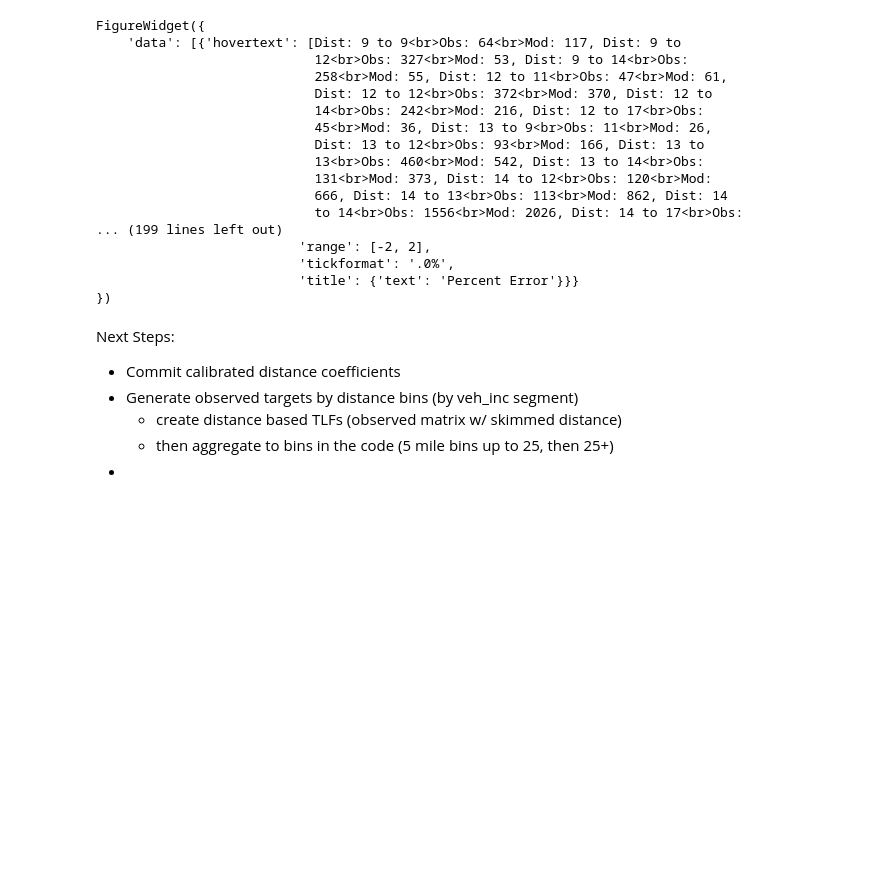
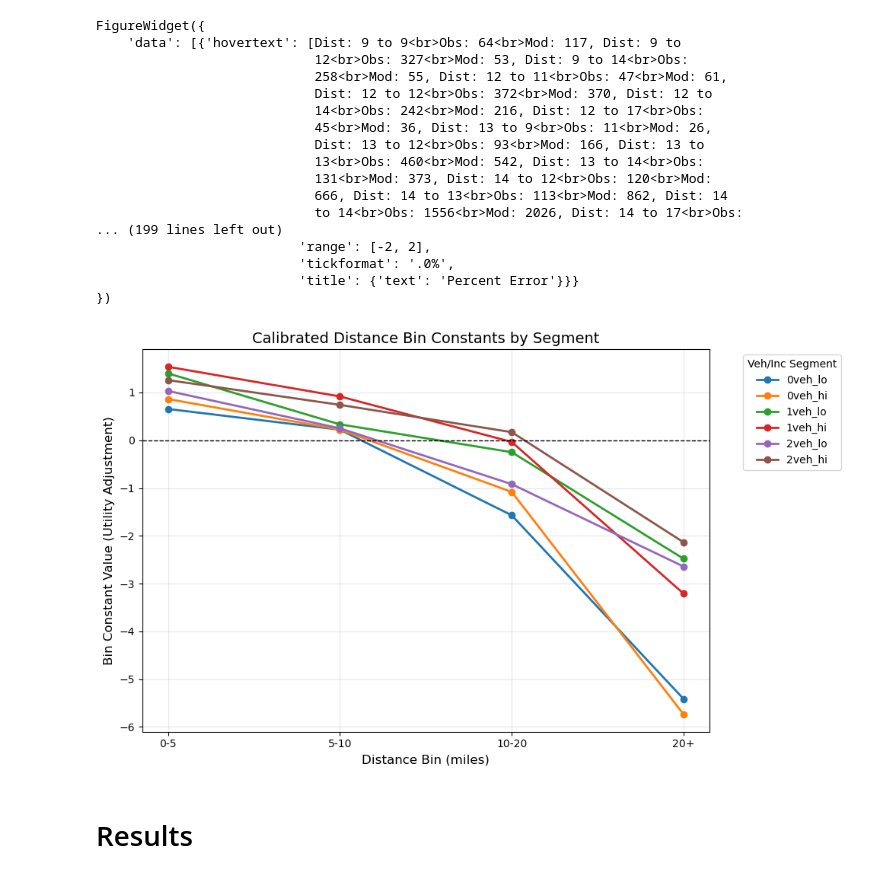
Before and after one commit to WFRCAnalytics/TDM-CAL-HBWDestChoice, a Jupyter notebook: calibrate-hbw-dest-choice.ipynb, the cells around one changed output. Cells and saved outputs as stored; diff of their text form; code cells hidden in the pictures; blank space fills up the shorter version.

Commit message:
Calibrate by distance bins

```diff
--- a/calibrate-hbw-dest-choice.ipynb
+++ b/calibrate-hbw-dest-choice.ipynb
@@ -1095,11 +1342,44 @@ FigureWidget({
                           'tickformat': '.0%',
                           'title': {'text': 'Percent Error'}}}
 })
-# %% [markdown]
-Next Steps:
-
-- Commit calibrated distance coefficients
-- Generate observed targets by distance bins (by veh_inc segment)
-  - create distance based TLFs (observed matrix w/ skimmed distance)
-  - then aggregate to bins in the code (5 mile bins up to 25, then 25+)
--
+# %%
+import matplotlib.pyplot as plt
+import pandas as pd
+
+# Define the extracted data from the calibrated .block file
+data = {
+    "Bin": ["0-5", "5-10", "10-20", "20+"],
+    "0veh_lo": [0.654829, 0.221132, -1.570629, -5.413851],
+    "0veh_hi": [0.862158, 0.222730, -1.081346, -5.736178],
+    "1veh_lo": [1.399584, 0.333365, -0.249304, -2.480418],
+    "1veh_hi": [1.538234, 0.917138, -0.035432, -3.210064],
+    "2veh_lo": [1.032024, 0.249493, -0.918710, -2.642988],
+    "2veh_hi": [1.259522, 0.741158, 0.169612, -2.134993],
+}
+
+df = pd.DataFrame(data)
+
+# Create the plot
+plt.figure(figsize=(10, 6))
+for col in df.columns[1:]:
+    plt.plot(df["Bin"], df[col], marker="o", linewidth=2, label=col)
+
+plt.title("Calibrated Distance Bin Constants by Segment", fontsize=14)
+plt.xlabel("Distance Bin (miles)", fontsize=12)
+plt.ylabel("Bin Constant Value (Utility Adjustment)", fontsize=12)
+
+# Add a zero-line for reference
+plt.axhline(0, color="black", linewidth=1, linestyle="--")
+
+# Formatting
+plt.legend(title="Veh/Inc Segment", bbox_to_anchor=(1.05, 1), loc="upper left")
+plt.grid(True, alpha=0.3)
+plt.tight_layout()
+
+# Save or show
+# plt.savefig('distance_bin_constants.png')
+plt.show()
+# %% [output]
+[figure, added]
+# %% [markdown]
+# Results
```
Also changed, not shown: parts of 15 cells of this notebook, 3 other files.
